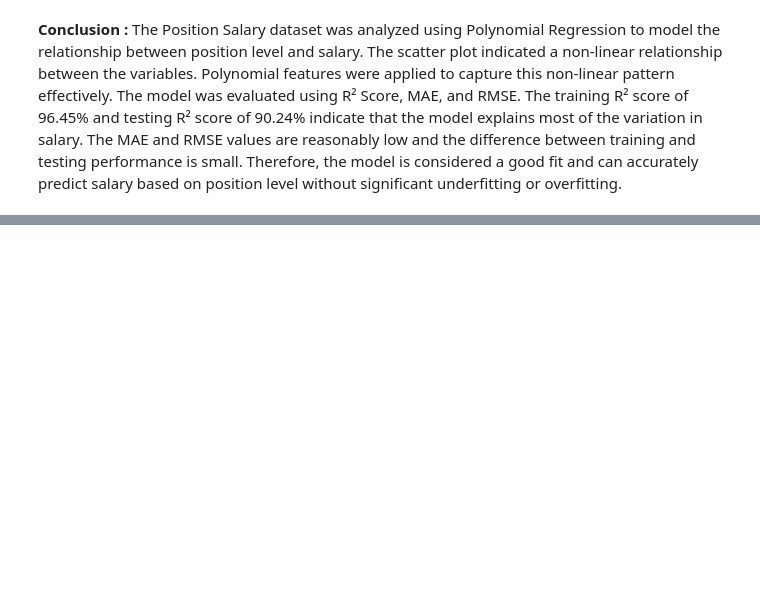
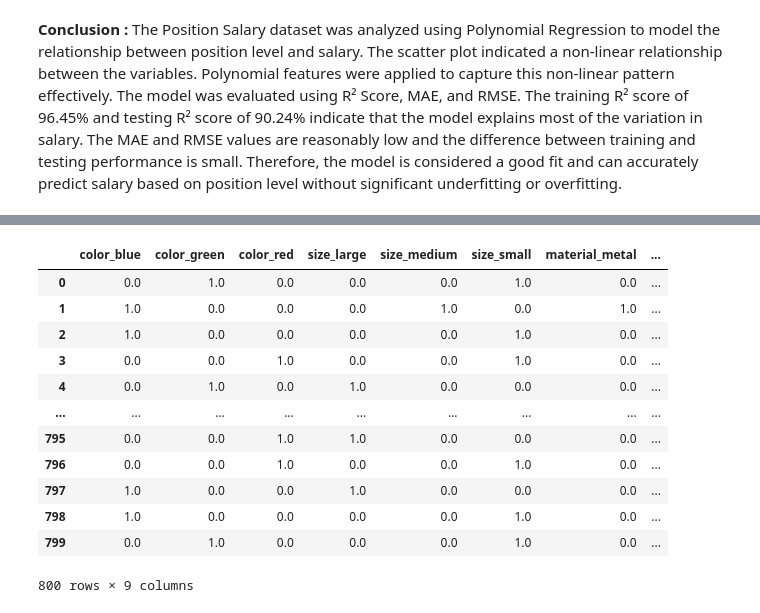
Before and after one commit to Aishu902-crypto/Machine-Learning, a Jupyter notebook: linear regression/data.ipynb, the cells around one changed output, grey strips where cells are left out. Drawn from its saved outputs; the diff is of its cells as text; code cells hidden in the pictures; blank space fills up the shorter version.

```diff
--- a/linear regression/data.ipynb
+++ b/linear regression/data.ipynb
@@ -842,0 +845,18 @@ RMSE     : 108689.37274600116
+# %%
+import pandas as pd
+import numpy as np
+# Set random seed for reproducibility
+np.random.seed(42)
+# Generate 1000 rows with 4 columns
+n_rows = 1000
+data = {
+    'color': np.random.choice(['red', 'blue', 'green'], n_rows),
+    'size': np.random.choice(['small', 'medium', 'large'], n_rows),
+    'material': np.random.choice(['plastic', 'metal', 'wood'], n_rows),
+    'price': np.random.randint(10, 500, n_rows)
+}
+df = pd.DataFrame(data)
+
+# Display first few rows
+print(df.head())
+print(f"\nDataset shape: {df.shape}")
@@ -842,0 +887,4 @@ RMSE     : 108689.37274600116
+# %%
+X = df.drop(columns='price')
+y= df.price
+xtrain,xtest,ytrain,yest = train_test_split(X,y,train_size=0.8,random_state=42)
@@ -842,0 +961,4 @@ RMSE     : 108689.37274600116
+# %%
+encoder = OneHotEncoder(sparse_output=False)
+values = encoder.fit_transform(xtrain)
+values
@@ -842,0 +973,18 @@ RMSE     : 108689.37274600116
+# %%
+columns = encoder.get_feature_names_out()
+# %%
+pd.DataFrame(values,columns=columns)
+# %% [output]
+|  | color_blue | color_green | color_red | size_large | size_medium | size_small | material_metal | ... |
+| 0 | 0.0 | 1.0 | 0.0 | 0.0 | 0.0 | 1.0 | 0.0 | ... |
+| 1 | 1.0 | 0.0 | 0.0 | 0.0 | 1.0 | 0.0 | 1.0 | ... |
+| 2 | 1.0 | 0.0 | 0.0 | 0.0 | 0.0 | 1.0 | 0.0 | ... |
+| 3 | 0.0 | 0.0 | 1.0 | 0.0 | 0.0 | 1.0 | 0.0 | ... |
+| 4 | 0.0 | 1.0 | 0.0 | 1.0 | 0.0 | 0.0 | 0.0 | ... |
+| ... | ... | ... | ... | ... | ... | ... | ... | ... |
+| 795 | 0.0 | 0.0 | 1.0 | 1.0 | 0.0 | 0.0 | 0.0 | ... |
+| 796 | 0.0 | 0.0 | 1.0 | 0.0 | 0.0 | 1.0 | 0.0 | ... |
+| 797 | 1.0 | 0.0 | 0.0 | 1.0 | 0.0 | 0.0 | 0.0 | ... |
+| 798 | 1.0 | 0.0 | 0.0 | 0.0 | 0.0 | 1.0 | 0.0 | ... |
+| 799 | 0.0 | 1.0 | 0.0 | 0.0 | 0.0 | 1.0 | 0.0 | ... |
+800 rows × 9 columns
```
Also changed, not shown: parts of 43 cells of this notebook.
